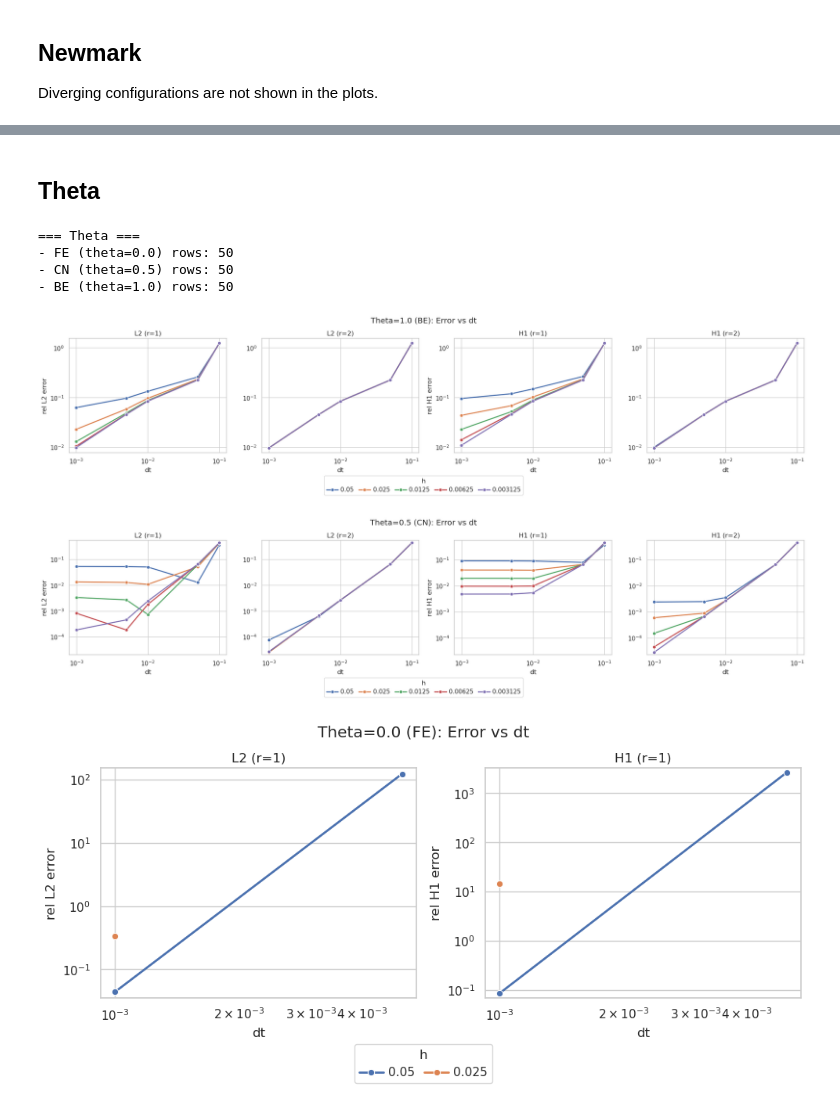
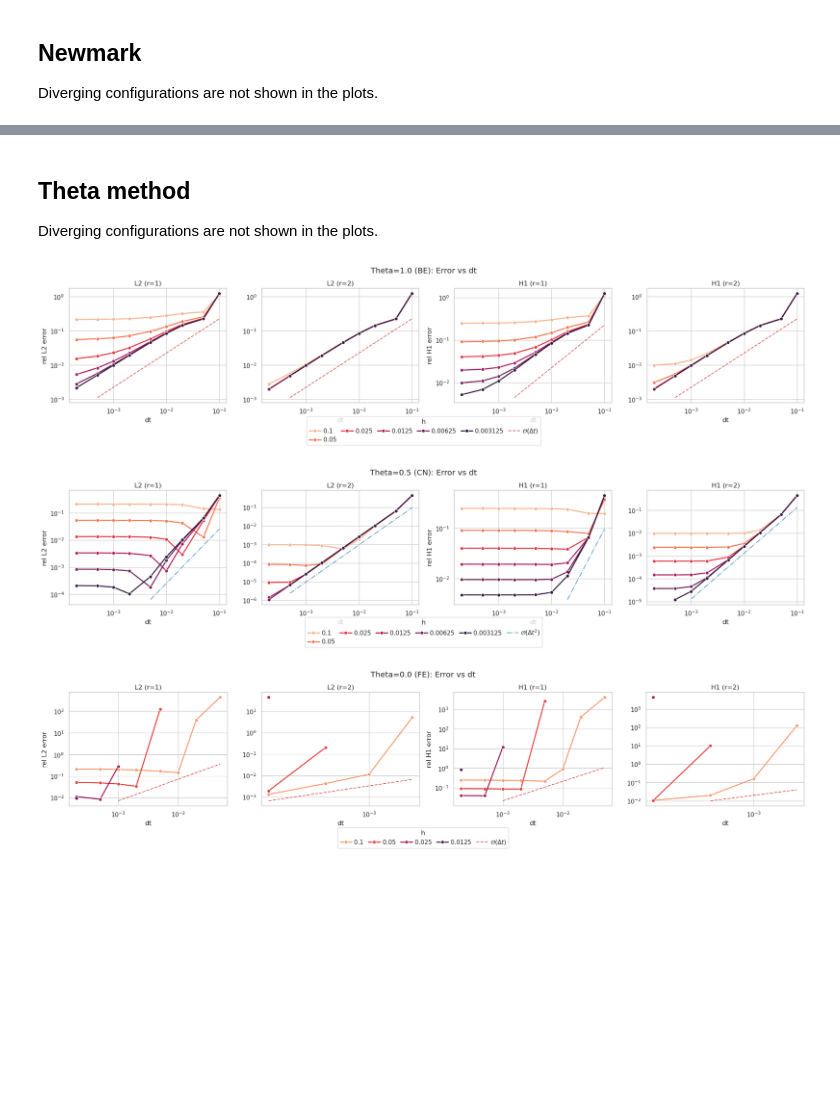
Before and after one commit to AlessandroGhiotto/nmpde-wave-equation, a Jupyter notebook: analysis/convergence-analysis.ipynb, the cells around one changed output, grey strips where cells are left out. Drawn from its saved outputs; the diff is of its cells as text; code cells hidden in the pictures; blank space fills up the shorter version.

Commit message:
updated convergence

```diff
--- a/analysis/convergence-analysis.ipynb
+++ b/analysis/convergence-analysis.ipynb
@@ -412,32 +502,18 @@ plot_spacetime_rates(df_newmark_000, 'Newmark beta=0.0', 'rel_H1_error_final')
 # plot_heatmaps(df_newmark_025, 'Newmark beta=0.25')
 # print()
 # plot_heatmaps(df_newmark_000, 'Newmark beta=0.0')
-# %% [markdown]
-## Theta
-# %%
-csv_path_theta = Path('convergence-theta.csv')
-df_theta = pd.read_csv(csv_path_theta)
-# Drop duplicates keeping the last entry
-df_theta = df_theta.drop_duplicates(subset=['h', 'N_el_x', 'N_el_y', 'r', 'dt', 'T', 'method', 'theta'], keep='last')
-
-# Subsets per request: theta = 1.0 (BE), theta = 0.5 (CN), theta = 0.0 (FE)
-df_theta_BE = df_theta[df_theta['theta'] == 1.0].copy()
-df_theta_CN = df_theta[df_theta['theta'] == 0.5].copy()
-df_theta_FE = df_theta[df_theta['theta'] == 0.0].copy()
-print('=== Theta ===\n- FE (theta=0.0) rows:', len(df_theta_FE), '\n- CN (theta=0.5) rows:', len(df_theta_CN), '\n- BE (theta=1.0) rows:', len(df_theta_BE))
-# %% [output]
-=== Theta ===
-- FE (theta=0.0) rows: 50
-- CN (theta=0.5) rows: 50
-- BE (theta=1.0) rows: 50
+# %% [markdown]
+## Theta method
+
+Diverging configurations are not shown in the plots.
 # %%
 # Line charts for Theta subsets
-figs_be = plot_lines_by_r(df_theta_BE, 'Theta=1.0 (BE)')
+figs_be = plot_lines_by_r(df_theta_BE, 'Theta=1.0 (BE)', ref_dt_order=1)
 print()
-figs_cn = plot_lines_by_r(df_theta_CN, 'Theta=0.5 (CN)')
+figs_cn = plot_lines_by_r(df_theta_CN, 'Theta=0.5 (CN)', ref_dt_order=2)
 print()
-figs_fe = plot_lines_by_r(df_theta_FE, 'Theta=0.0 (FE)')
+figs_fe = plot_lines_by_r(df_theta_FE, 'Theta=0.0 (FE)', ref_dt_order=1)
 # %% [output]
-[figure, old version]
+[figure, new version]
-[figure, old version]
+[figure, new version]
-[figure, old version]
+[figure, new version]
```
Also changed, not shown: parts of 10 cells of this notebook, 4 other files.
